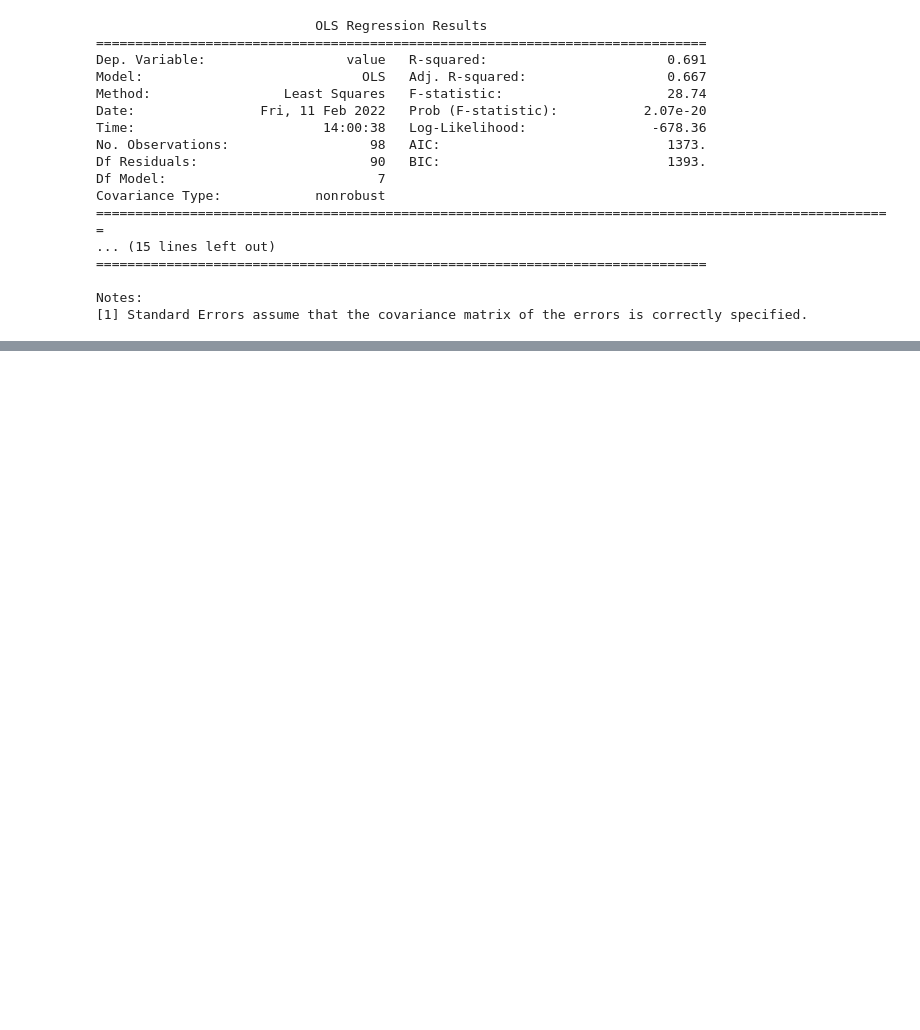
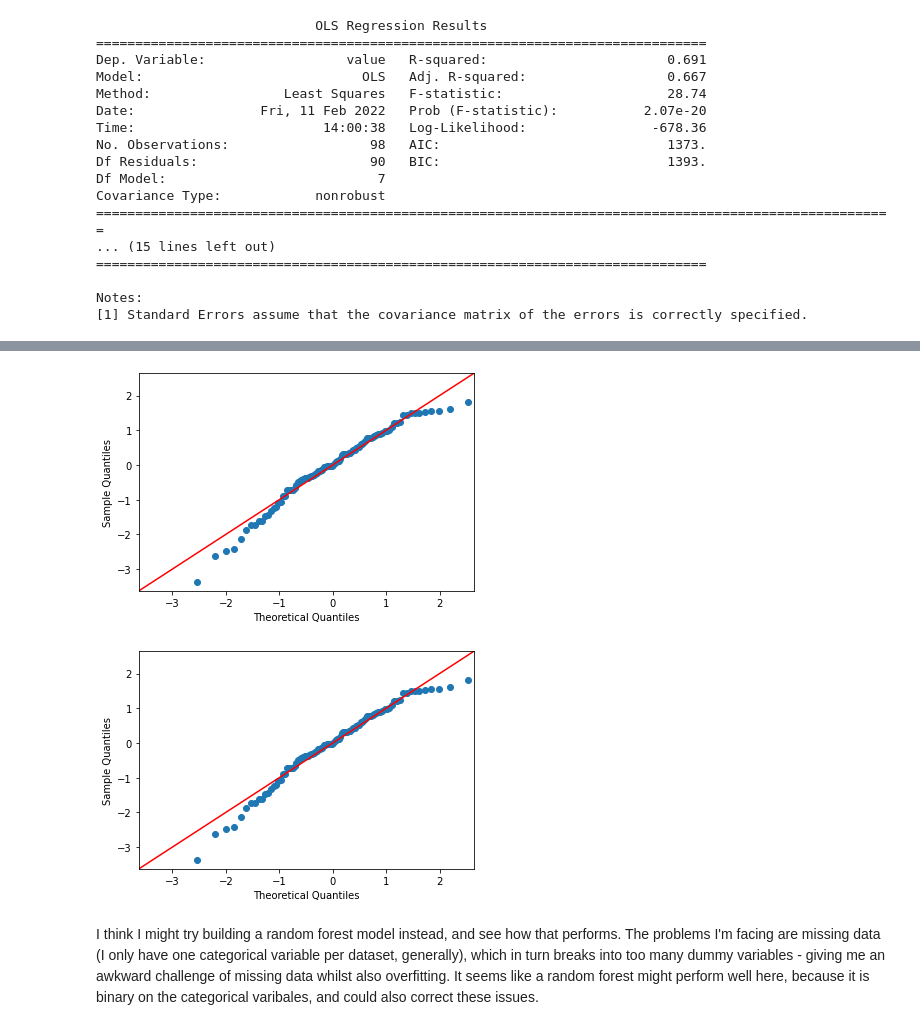
Before and after one commit to louiseshambrook/visit_scotland_final_project, a Jupyter notebook: visit_scotland_second_modelling.ipynb, the cells around one changed output, grey strips where cells are left out. Drawn from its saved outputs; the diff is of its cells as text; code cells hidden in the pictures; blank space fills up the shorter version.

```diff
--- a/visit_scotland_second_modelling.ipynb
+++ b/visit_scotland_second_modelling.ipynb
@@ -104,0 +123,7 @@ Notes:
+# %%
+import scipy.stats as stats
+
+sm.qqplot(residuals, dist=stats.t, fit=True, line='45')
+# %% [output]
+[figure, added]
+[figure, added]
@@ -104,0 +133,2 @@ Notes:
+# %% [markdown]
+I think I might try building a random forest model instead, and see how that performs. The problems I'm facing are missing data (I only have one categorical variable per dataset, generally), which in turn breaks into too many dummy variables - giving me an awkward challenge of missing data whilst also overfitting. It seems like a random forest might perform well here, because it is binary on the categorical varibales, and could also correct these issues.
```
Also changed, not shown: parts of 3 cells of this notebook, 3 other files.
